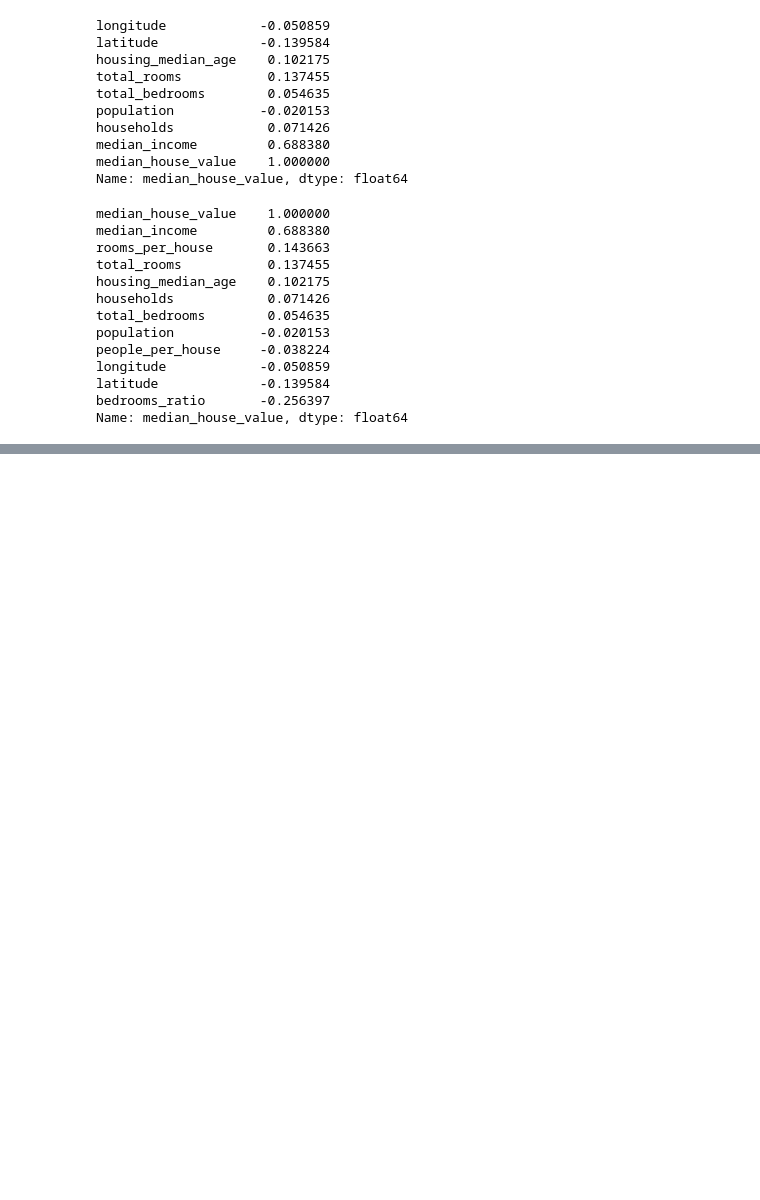
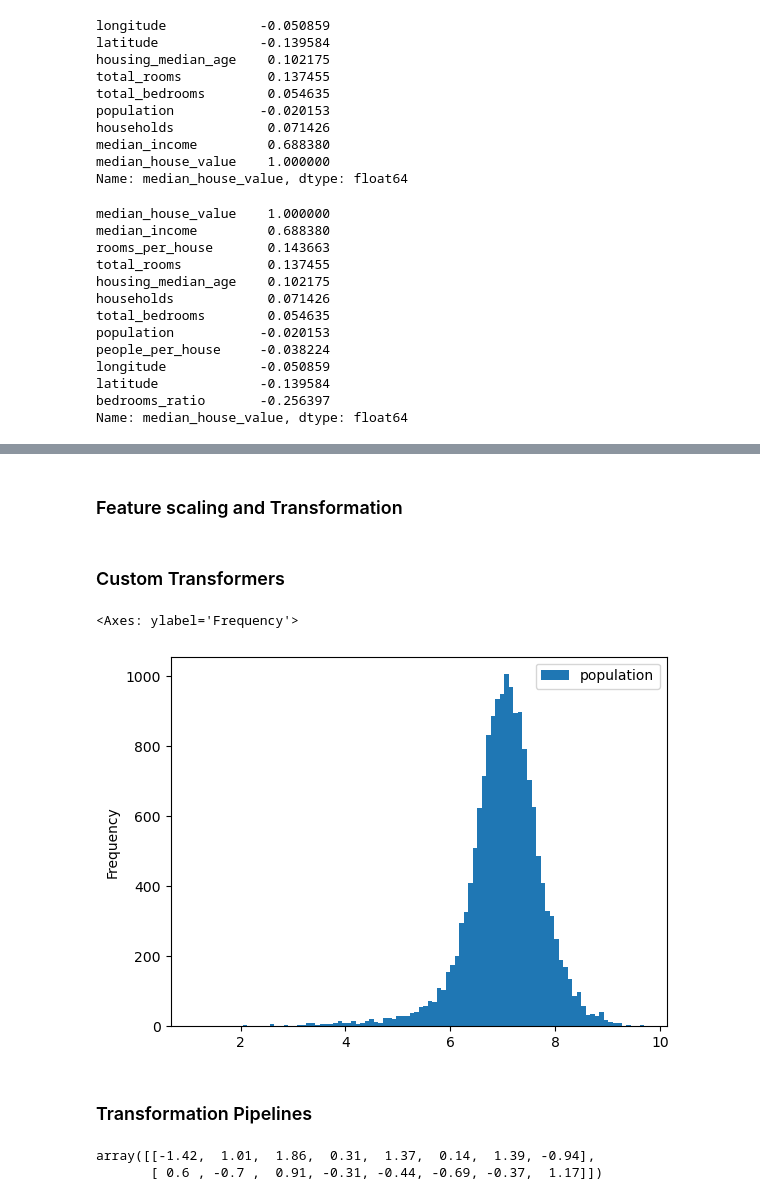
Before and after one commit to delvira11/Hands_On-ML, a Jupyter notebook: 02_End_to_end_ML_project/housing_prices.ipynb, the cells around one changed output, grey strips where cells are left out. Saved outputs shown, nothing was run; the diff lists cells and outputs as text; code cells hidden in the pictures; blank space fills up the shorter version.

Commit message:
model trained

```diff
--- a/02_End_to_end_ML_project/housing_prices.ipynb
+++ b/02_End_to_end_ML_project/housing_prices.ipynb
@@ -158,0 +163,5 @@ Name: median_house_value, dtype: float64
+# %%
+# Dividir entre X e y
+
+housing = strat_train_set.drop("median_house_value", axis=1)
+housing_labels = strat_train_set["median_house_value"].copy()
@@ -158,0 +223,2 @@ Name: median_house_value, dtype: float64
+# %% [markdown]
+### Feature scaling and Transformation
@@ -158,0 +228,13 @@ Name: median_house_value, dtype: float64
+# %% [markdown]
+### Custom Transformers
+# %%
+# Creating a custom transformer for log_transform for heavy tailed distributions.
+
+from sklearn.preprocessing import FunctionTransformer
+
+log_transformer = FunctionTransformer(np.log, inverse_func=np.exp)
+log_pop = log_transformer.transform(housing[["population"]])
+log_pop.plot(kind="hist", bins=100)
+# %% [output]
+<Axes: ylabel='Frequency'>
+[figure, added]
@@ -158,0 +290,27 @@ Name: median_house_value, dtype: float64
+# %% [markdown]
+### Transformation Pipelines
+# %%
+from sklearn.pipeline import Pipeline
+
+# Create a pipeline for numerical data
+
+num_pipeline = Pipeline([
+    ("impute", SimpleImputer(strategy="median")),
+    ("standardize", StandardScaler()),
+])
+
+# Other way to create it without "names" is using make_pipeline
+
+from sklearn.pipeline import make_pipeline
+
+num_pipeline = make_pipeline(SimpleImputer(strategy="median"), StandardScaler())
+
+# Using the pipeline
+
+housing_num_prepared = num_pipeline.fit_transform(housing_num)
+housing_num_prepared[:2].round(2)
+
+# To recover a dataframe we can use the get_feature_names_out() method
+# %% [output]
+array([[-1.42,  1.01,  1.86,  0.31,  1.37,  0.14,  1.39, -0.94],
+       [ 0.6 , -0.7 ,  0.91, -0.31, -0.44, -0.69, -0.37,  1.17]])
```
Also changed, not shown: parts of 21 cells of this notebook.
